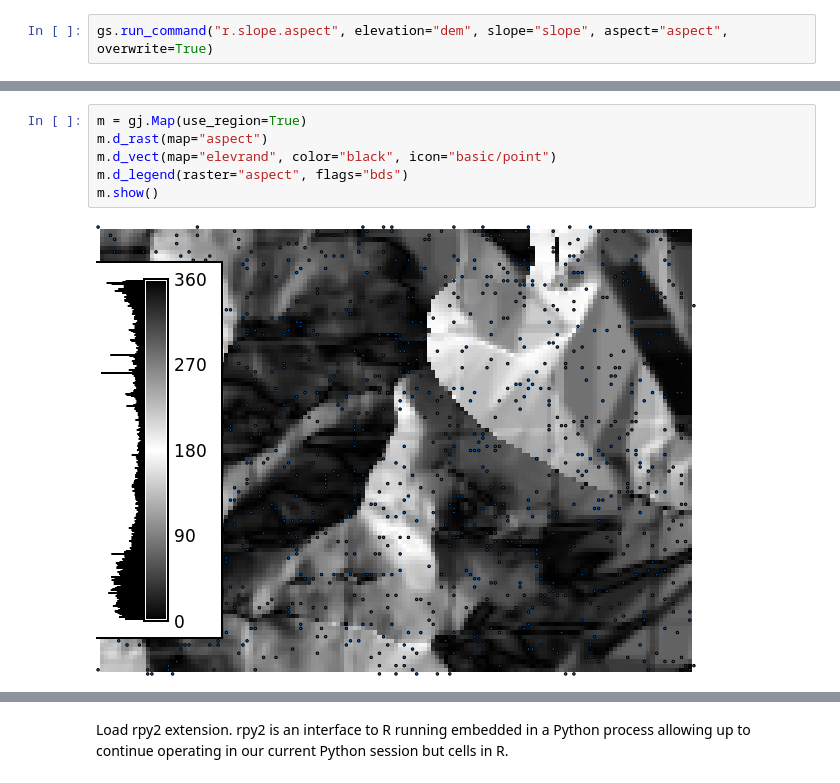
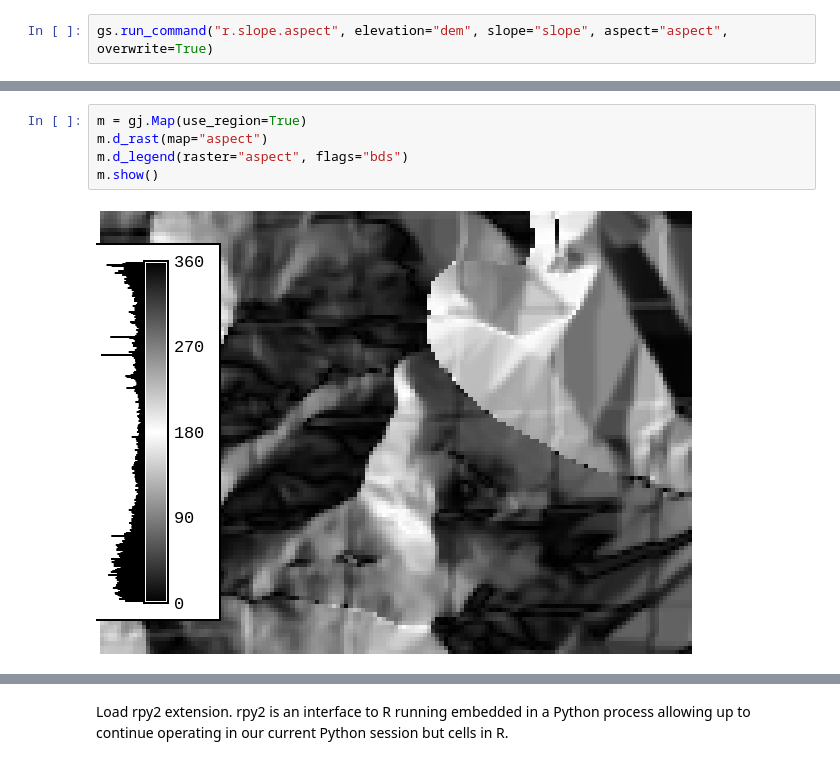
Before and after one commit to ncsu-geoforall-lab/geomorphometry2025_workshop, a Jupyter notebook: geomorphometry_2025_workshop.ipynb, the cells around one changed output, grey strips where cells are left out. Saved outputs shown, nothing was run; the diff lists cells and outputs as text.

```diff
--- a/geomorphometry_2025_workshop.ipynb
+++ b/geomorphometry_2025_workshop.ipynb
@@ -276,8 +299,7 @@ m.show()
 # %%
 m = gj.Map(use_region=True)
 m.d_rast(map="aspect")
-m.d_vect(map="elevrand", color="black", icon="basic/point")
 m.d_legend(raster="aspect", flags="bds")
 m.show()
 # %% [output]
-[figure, old version]
+[figure, new version]
```
Also changed, not shown: parts of 38 cells of this notebook.
